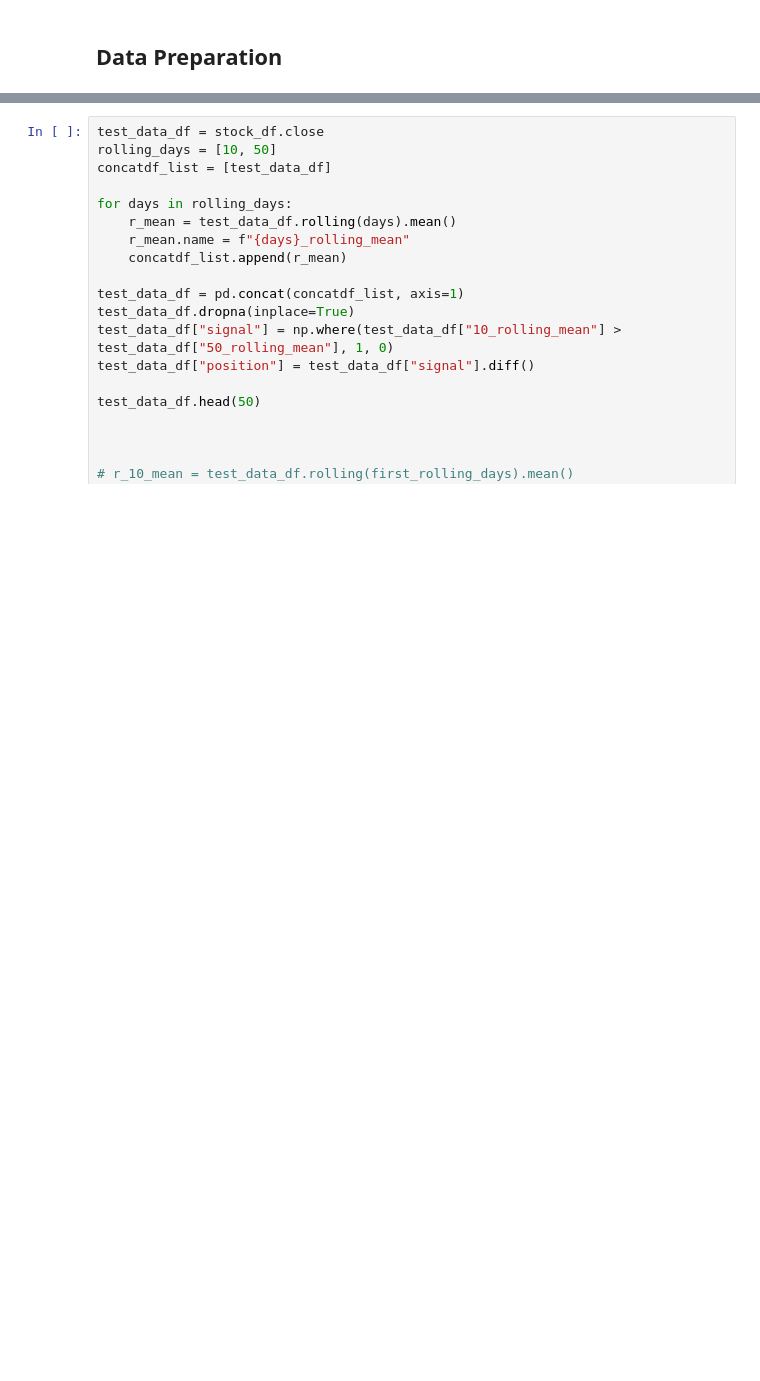
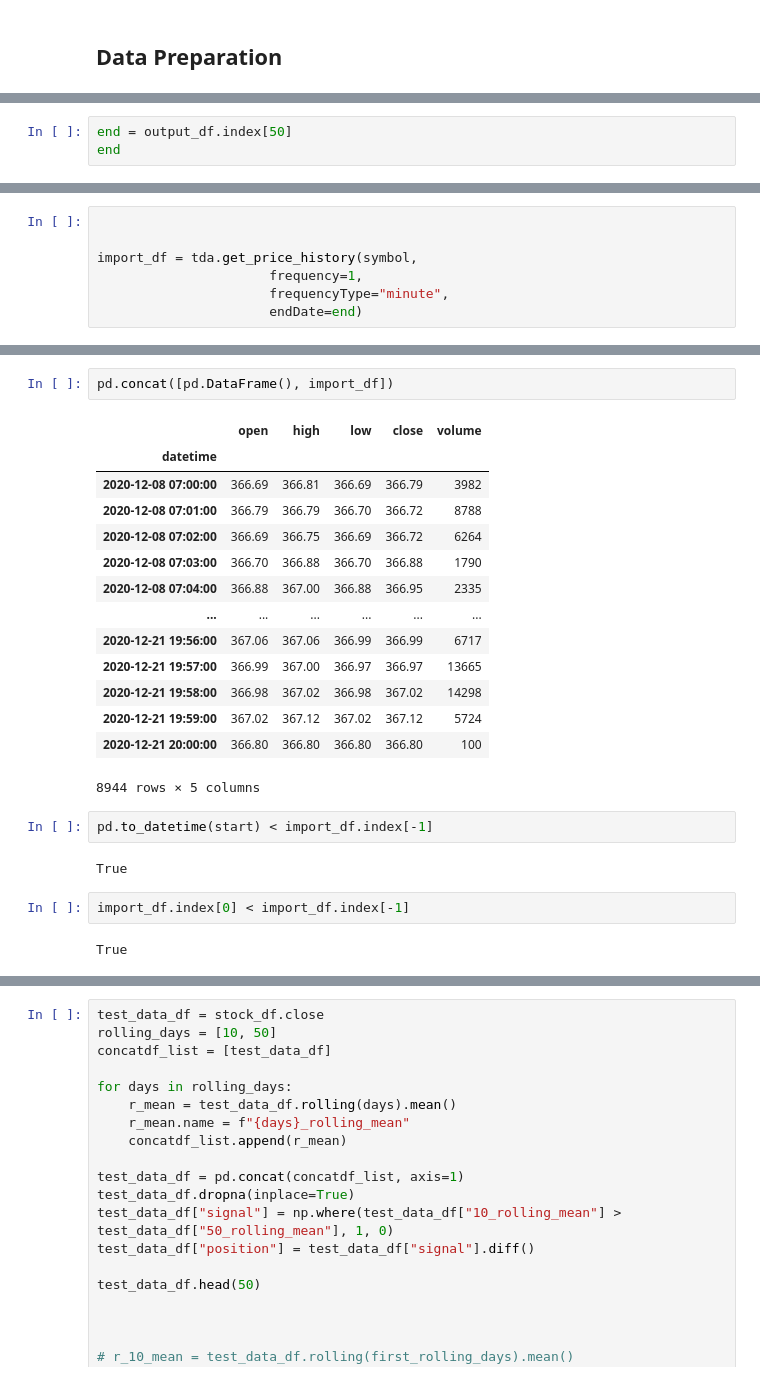
Before and after one commit to yunghanjeong/fitsnbits, a Jupyter notebook: notebooks/arima_auto_model.ipynb, the cells around one changed output, grey strips where cells are left out. Cells and saved outputs as stored; diff of their text form; blank space fills up the shorter version.

```diff
--- a/notebooks/arima_auto_model.ipynb
+++ b/notebooks/arima_auto_model.ipynb
@@ -25,0 +103,3 @@ import matplotlib.pyplot as plt
+# %%
+end = output_df.index[50]
+end
@@ -25,0 +108,7 @@ import matplotlib.pyplot as plt
+# %%
+
+
+import_df = tda.get_price_history(symbol,
+                      frequency=1,
+                      frequencyType="minute",
+                      endDate=end)
@@ -25,0 +218,25 @@ import matplotlib.pyplot as plt
+# %%
+pd.concat([pd.DataFrame(), import_df])
+# %% [output]
+|  | open | high | low | close | volume |
+| datetime |  |  |  |  |  |
+| 2020-12-08 07:00:00 | 366.69 | 366.81 | 366.69 | 366.79 | 3982 |
+| 2020-12-08 07:01:00 | 366.79 | 366.79 | 366.70 | 366.72 | 8788 |
+| 2020-12-08 07:02:00 | 366.69 | 366.75 | 366.69 | 366.72 | 6264 |
+| 2020-12-08 07:03:00 | 366.70 | 366.88 | 366.70 | 366.88 | 1790 |
+| 2020-12-08 07:04:00 | 366.88 | 367.00 | 366.88 | 366.95 | 2335 |
+| ... | ... | ... | ... | ... | ... |
+| 2020-12-21 19:56:00 | 367.06 | 367.06 | 366.99 | 366.99 | 6717 |
+| 2020-12-21 19:57:00 | 366.99 | 367.00 | 366.97 | 366.97 | 13665 |
+| 2020-12-21 19:58:00 | 366.98 | 367.02 | 366.98 | 367.02 | 14298 |
+| 2020-12-21 19:59:00 | 367.02 | 367.12 | 367.02 | 367.12 | 5724 |
+| 2020-12-21 20:00:00 | 366.80 | 366.80 | 366.80 | 366.80 | 100 |
+8944 rows × 5 columns
+# %%
+pd.to_datetime(start) < import_df.index[-1]
+# %% [output]
+True
+# %%
+import_df.index[0] < import_df.index[-1]
+# %% [output]
+True
```
Also changed, not shown: parts of 32 cells of this notebook, 15 other files.
